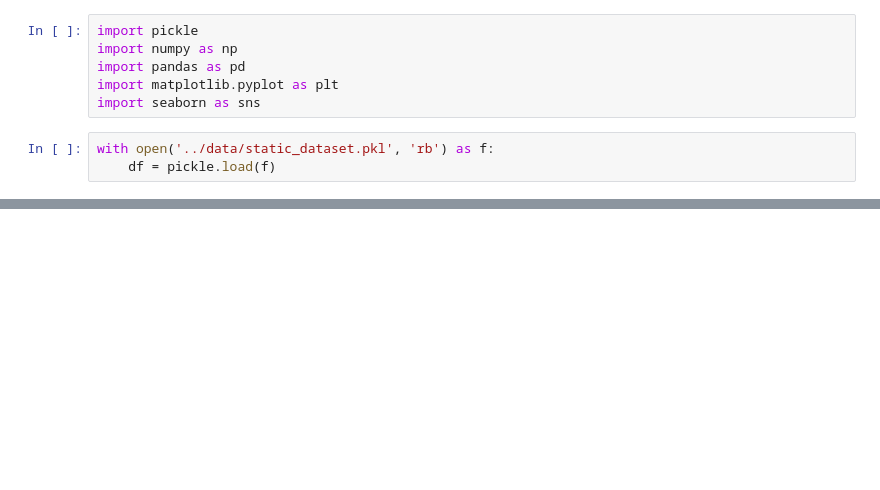
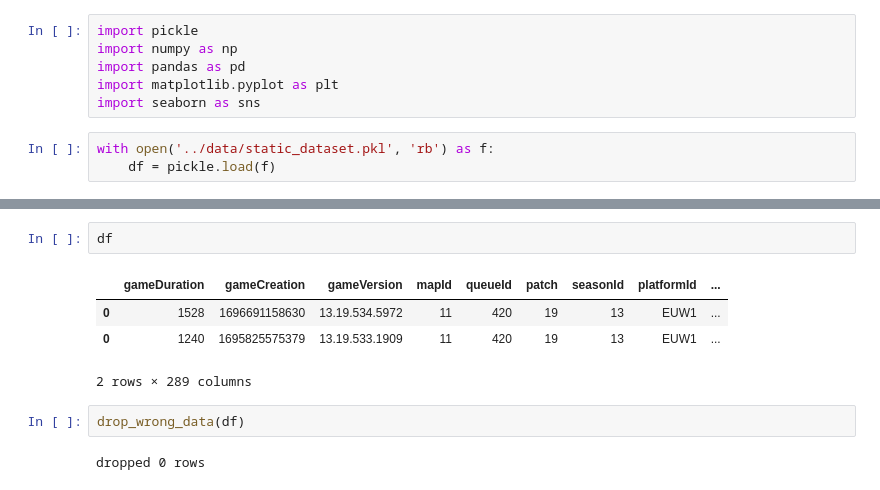
Before and after one commit to MoritzPalm/LeagueOfLegendsWinPrediction, a Jupyter notebook: Exploration/explore_data.ipynb, the cells around one changed output, grey strips where cells are left out. Saved outputs shown, nothing was run; the diff lists cells and outputs as text; blank space fills up the shorter version.

Commit message:
data cleaning and settings for scrapy

```diff
--- a/Exploration/explore_data.ipynb
+++ b/Exploration/explore_data.ipynb
@@ -65,0 +95,11 @@ sns.heatmap(df.corr())
+# %%
+df
+# %% [output]
+|  | gameDuration | gameCreation | gameVersion | mapId | queueId | patch | seasonId | platformId | ... |
+| 0 | 1528 | 1696691158630 | 13.19.534.5972 | 11 | 420 | 19 | 13 | EUW1 | ... |
+| 0 | 1240 | 1695825575379 | 13.19.533.1909 | 11 | 420 | 19 | 13 | EUW1 | ... |
+2 rows × 289 columns
+# %%
+drop_wrong_data(df)
+# %% [output]
+dropped 0 rows
```
Also changed, not shown: parts of 16 cells of this notebook, 2 other files.
